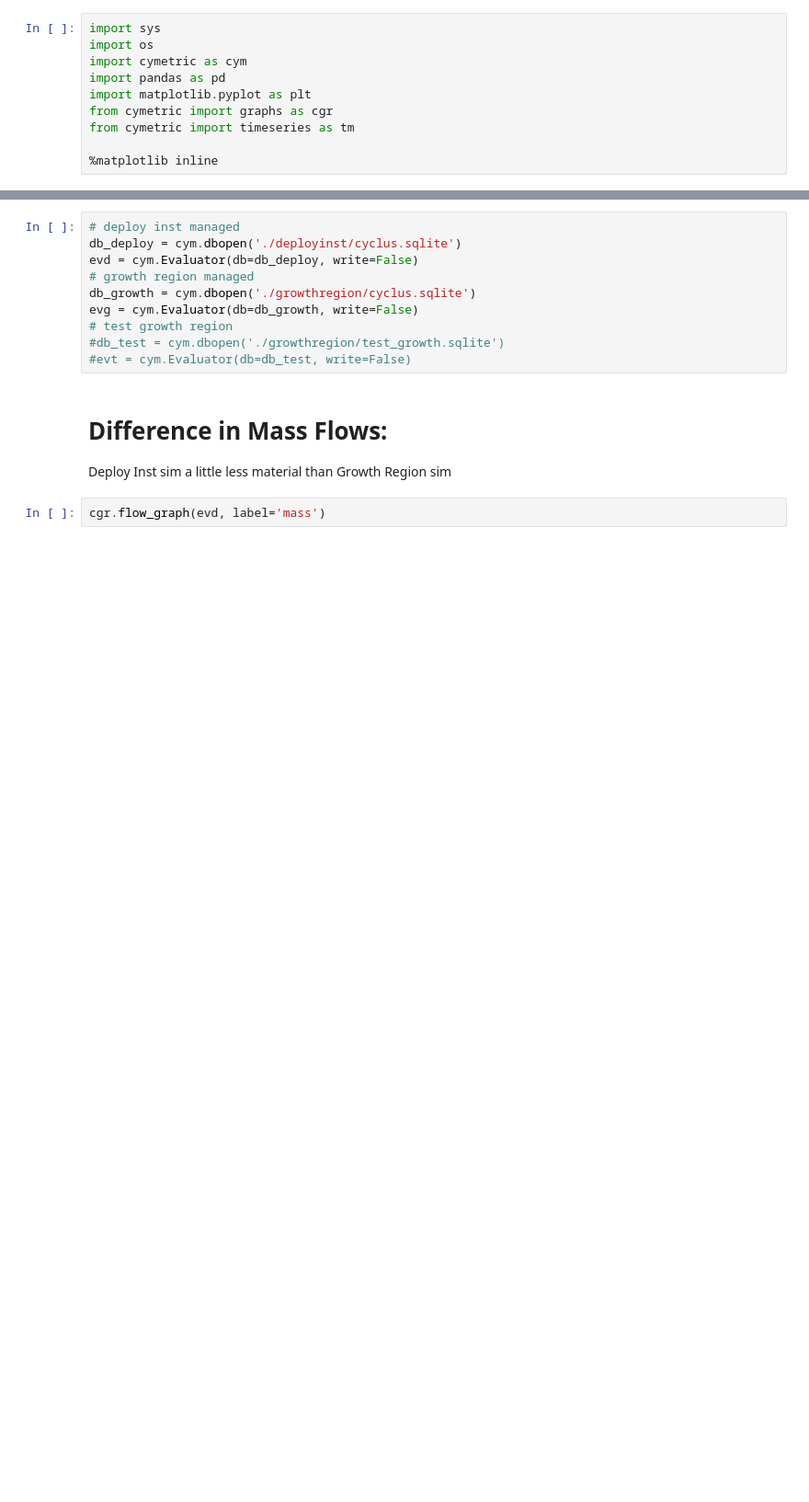
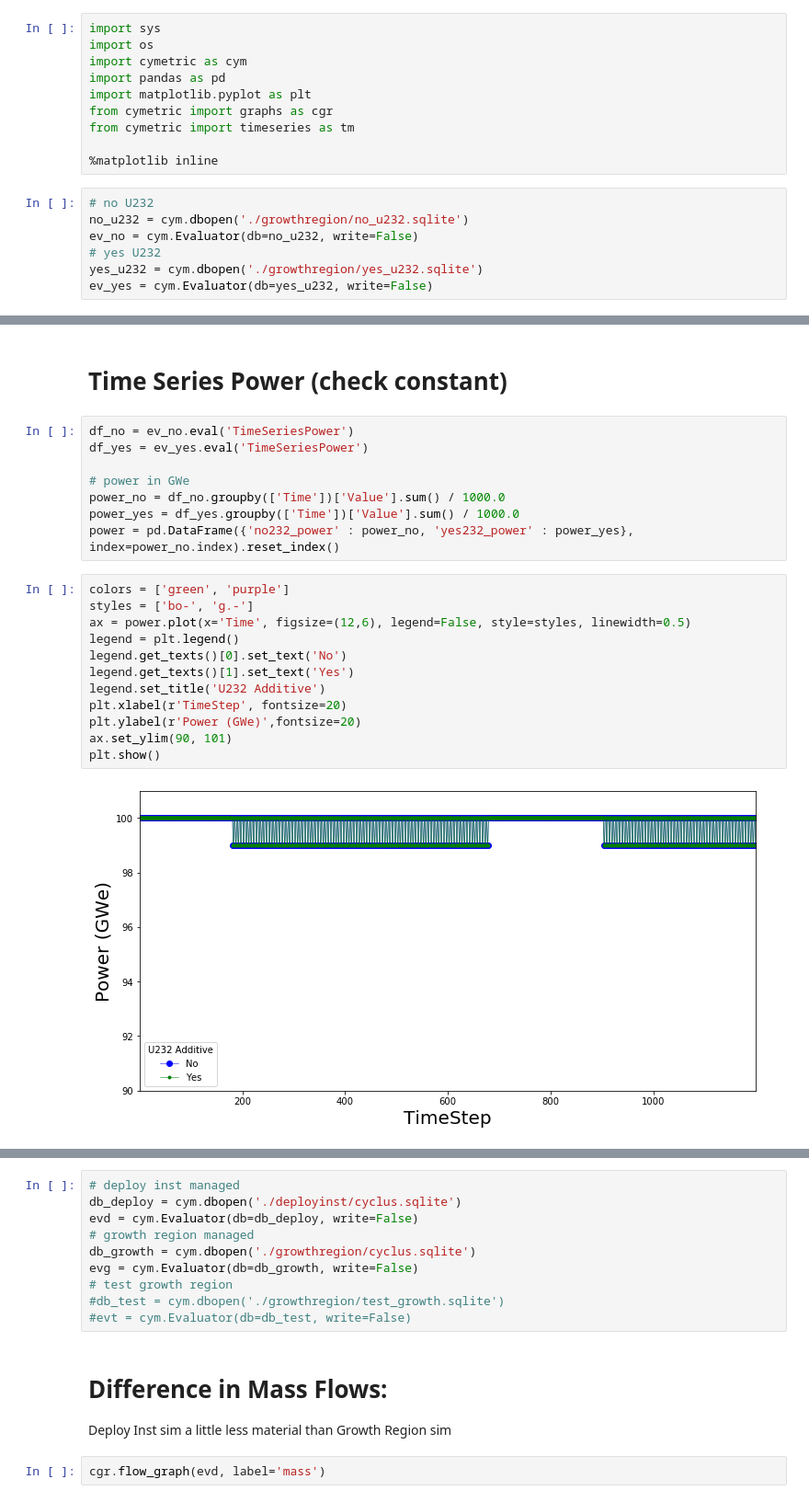
Before and after one commit to opotowsky/EG01_OPRA, a Jupyter notebook: testing_EG01.ipynb, the cells around one changed output, grey strips where cells are left out. Shown at 92% size. Drawn from its saved outputs; the diff is of its cells as text; blank space fills up the shorter version.

```diff
--- a/testing_EG01.ipynb
+++ b/testing_EG01.ipynb
@@ -8,3 +8,10 @@ from cymetric import graphs as cgr
 from cymetric import timeseries as tm
 
 %matplotlib inline
+# %%
+# no U232
+no_u232 = cym.dbopen('./growthregion/no_u232.sqlite')
+ev_no = cym.Evaluator(db=no_u232, write=False)
+# yes U232
+yes_u232 = cym.dbopen('./growthregion/yes_u232.sqlite')
+ev_yes = cym.Evaluator(db=yes_u232, write=False)
@@ -10,0 +28,24 @@ from cymetric import timeseries as tm
+# %% [markdown]
+# Time Series Power (check constant)
+# %%
+df_no = ev_no.eval('TimeSeriesPower')
+df_yes = ev_yes.eval('TimeSeriesPower')
+
+# power in GWe
+power_no = df_no.groupby(['Time'])['Value'].sum() / 1000.0
+power_yes = df_yes.groupby(['Time'])['Value'].sum() / 1000.0
+power = pd.DataFrame({'no232_power' : power_no, 'yes232_power' : power_yes}, index=power_no.index).reset_index()
+# %%
+colors = ['green', 'purple']
+styles = ['bo-', 'g.-']
+ax = power.plot(x='Time', figsize=(12,6), legend=False, style=styles, linewidth=0.5)
+legend = plt.legend()
+legend.get_texts()[0].set_text('No')
+legend.get_texts()[1].set_text('Yes')
+legend.set_title('U232 Additive')
+plt.xlabel(r'TimeStep', fontsize=20)
+plt.ylabel(r'Power (GWe)',fontsize=20)
+ax.set_ylim(90, 101)
+plt.show()
+# %% [output]
+[figure, added]
```
Also changed, not shown: parts of 4 cells of this notebook, 5 other files.
